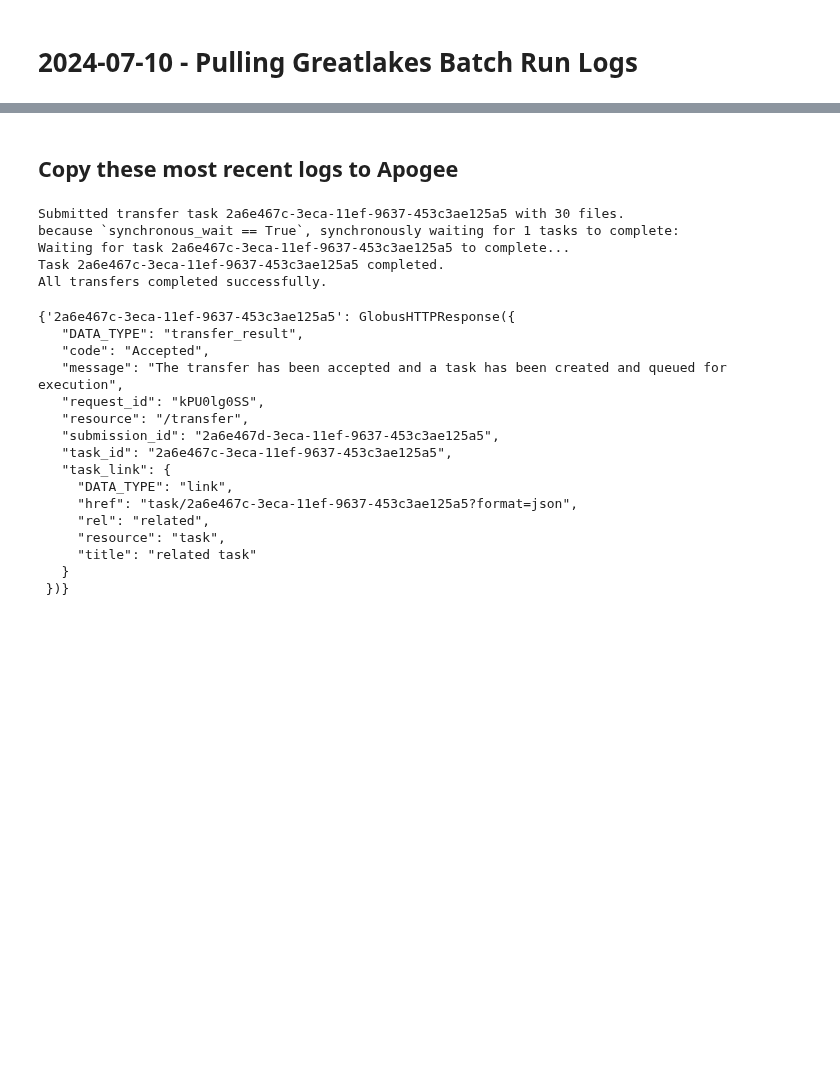
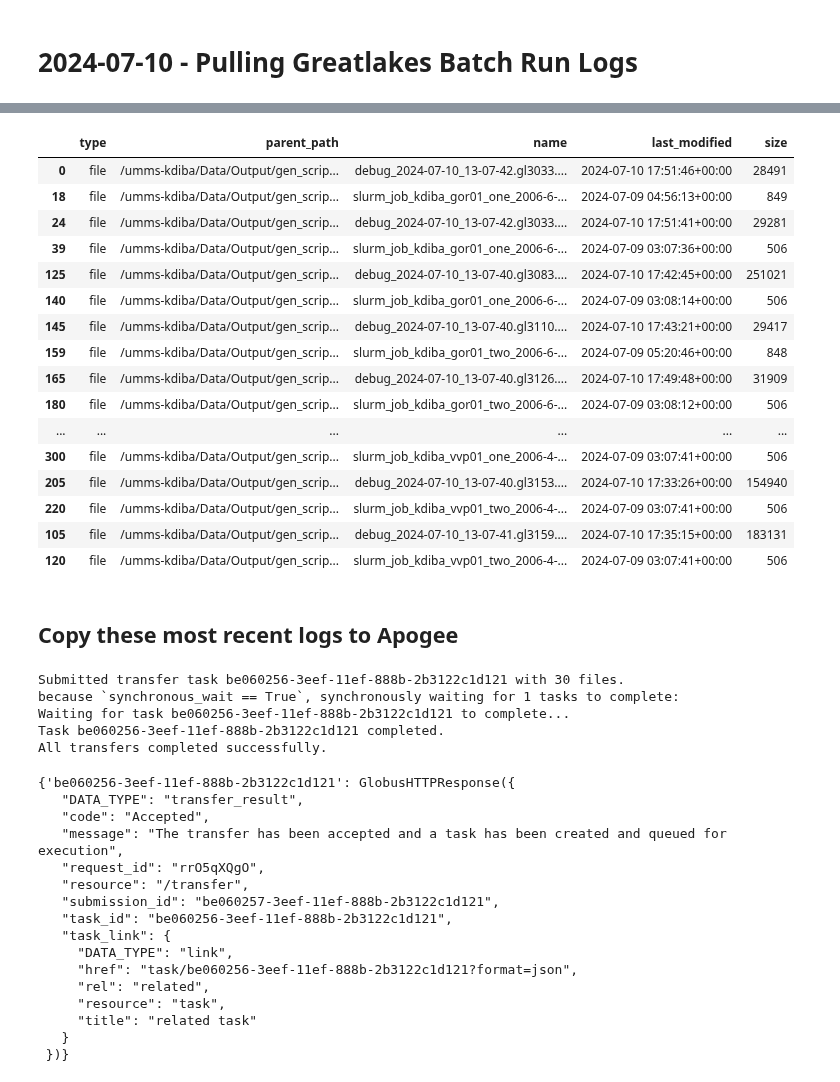
Before and after one commit to CommanderPho/PhoGlobusHelpers, a Jupyter notebook: notebooks/testing_notebook.ipynb, the cells around one changed output, grey strips where cells are left out. Cells and saved outputs as stored; diff of their text form; code cells hidden in the pictures; blank space fills up the shorter version.

Commit message:
big improvements to getting collected_outputs and logs from Greatlakes

```diff
--- a/notebooks/testing_notebook.ipynb
+++ b/notebooks/testing_notebook.ipynb
@@ -258,8 +258,7 @@ _transfer_task
 # %% [markdown]
 # 2024-07-10 - Pulling Greatlakes Batch Run Logs
 # %%
-from phoglobushelpers.PhoGlobusHelper import get_greatlakes_gen_scripts_log_files
-
 lab_Greatlakes_gen_scripts = Bookmark(bookmark_id='99efa634-3ead-11ef-888b-2b3122c1d121', name='Greatlakes gen_scripts', endpoint_id='8c185a84-5c61-4bbc-b12b-11430e20010f', path='/umms-kdiba/Data/Output/gen_scripts/')
-all_log_file_df, most_recent_only_log_file_df = get_greatlakes_gen_scripts_log_files(connect_man)
+all_log_file_df, most_recent_only_log_file_df = connect_man.get_greatlakes_gen_scripts_log_files()
 most_recent_only_log_file_df
+# %% [output]
@@ -266,3 +267,20 @@ most_recent_only_log_file_df
+|  | type | parent_path | name | last_modified | size |
+| 0 | file | /umms-kdiba/Data/Output/gen_scrip... | debug_2024-07-10_13-07-42.gl3033.... | 2024-07-10 17:51:46+00:00 | 28491 |
+| 18 | file | /umms-kdiba/Data/Output/gen_scrip... | slurm_job_kdiba_gor01_one_2006-6-... | 2024-07-09 04:56:13+00:00 | 849 |
+| 24 | file | /umms-kdiba/Data/Output/gen_scrip... | debug_2024-07-10_13-07-42.gl3033.... | 2024-07-10 17:51:41+00:00 | 29281 |
+| 39 | file | /umms-kdiba/Data/Output/gen_scrip... | slurm_job_kdiba_gor01_one_2006-6-... | 2024-07-09 03:07:36+00:00 | 506 |
+| 125 | file | /umms-kdiba/Data/Output/gen_scrip... | debug_2024-07-10_13-07-40.gl3083.... | 2024-07-10 17:42:45+00:00 | 251021 |
+| 140 | file | /umms-kdiba/Data/Output/gen_scrip... | slurm_job_kdiba_gor01_one_2006-6-... | 2024-07-09 03:08:14+00:00 | 506 |
+| 145 | file | /umms-kdiba/Data/Output/gen_scrip... | debug_2024-07-10_13-07-40.gl3110.... | 2024-07-10 17:43:21+00:00 | 29417 |
+| 159 | file | /umms-kdiba/Data/Output/gen_scrip... | slurm_job_kdiba_gor01_two_2006-6-... | 2024-07-09 05:20:46+00:00 | 848 |
+| 165 | file | /umms-kdiba/Data/Output/gen_scrip... | debug_2024-07-10_13-07-40.gl3126.... | 2024-07-10 17:49:48+00:00 | 31909 |
+| 180 | file | /umms-kdiba/Data/Output/gen_scrip... | slurm_job_kdiba_gor01_two_2006-6-... | 2024-07-09 03:08:12+00:00 | 506 |
+| ... | ... | ... | ... | ... | ... |
+| 300 | file | /umms-kdiba/Data/Output/gen_scrip... | slurm_job_kdiba_vvp01_one_2006-4-... | 2024-07-09 03:07:41+00:00 | 506 |
+| 205 | file | /umms-kdiba/Data/Output/gen_scrip... | debug_2024-07-10_13-07-40.gl3153.... | 2024-07-10 17:33:26+00:00 | 154940 |
+| 220 | file | /umms-kdiba/Data/Output/gen_scrip... | slurm_job_kdiba_vvp01_two_2006-4-... | 2024-07-09 03:07:41+00:00 | 506 |
+| 105 | file | /umms-kdiba/Data/Output/gen_scrip... | debug_2024-07-10_13-07-41.gl3159.... | 2024-07-10 17:35:15+00:00 | 183131 |
+| 120 | file | /umms-kdiba/Data/Output/gen_scrip... | slurm_job_kdiba_vvp01_two_2006-4-... | 2024-07-09 03:07:41+00:00 | 506 |
 # %% [markdown]
 ## Copy these most recent logs to Apogee
 # %%
@@ -289,22 +307,22 @@ pending_tasks, (completed_tasks, failed_tasks) = connect_man.batch_transfer_file
 																				    synchronous_wait=True, label='GL->Apogee Batch Run Log Files')
 completed_tasks
 # %% [output]
-Submitted transfer task 2a6e467c-3eca-11ef-9637-453c3ae125a5 with 30 files.
+Submitted transfer task be060256-3eef-11ef-888b-2b3122c1d121 with 30 files.
 because `synchronous_wait == True`, synchronously waiting for 1 tasks to complete:
-Waiting for task 2a6e467c-3eca-11ef-9637-453c3ae125a5 to complete...
-Task 2a6e467c-3eca-11ef-9637-453c3ae125a5 completed.
+Waiting for task be060256-3eef-11ef-888b-2b3122c1d121 to complete...
+Task be060256-3eef-11ef-888b-2b3122c1d121 completed.
 All transfers completed successfully.
-{'2a6e467c-3eca-11ef-9637-453c3ae125a5': GlobusHTTPResponse({
+{'be060256-3eef-11ef-888b-2b3122c1d121': GlobusHTTPResponse({
    "DATA_TYPE": "transfer_result",
    "code": "Accepted",
    "message": "The transfer has been accepted and a task has been created and queued for execution",
-   "request_id": "kPU0lg0SS",
+   "request_id": "rrO5qXQgO",
    "resource": "/transfer",
-   "submission_id": "2a6e467d-3eca-11ef-9637-453c3ae125a5",
-   "task_id": "2a6e467c-3eca-11ef-9637-453c3ae125a5",
+   "submission_id": "be060257-3eef-11ef-888b-2b3122c1d121",
+   "task_id": "be060256-3eef-11ef-888b-2b3122c1d121",
    "task_link": {
      "DATA_TYPE": "link",
-     "href": "task/2a6e467c-3eca-11ef-9637-453c3ae125a5?format=json",
+     "href": "task/be060256-3eef-11ef-888b-2b3122c1d121?format=json",
      "rel": "related",
      "resource": "task",
      "title": "related task"
```
Also changed, not shown: parts of 9 cells of this notebook, 3 other files.
